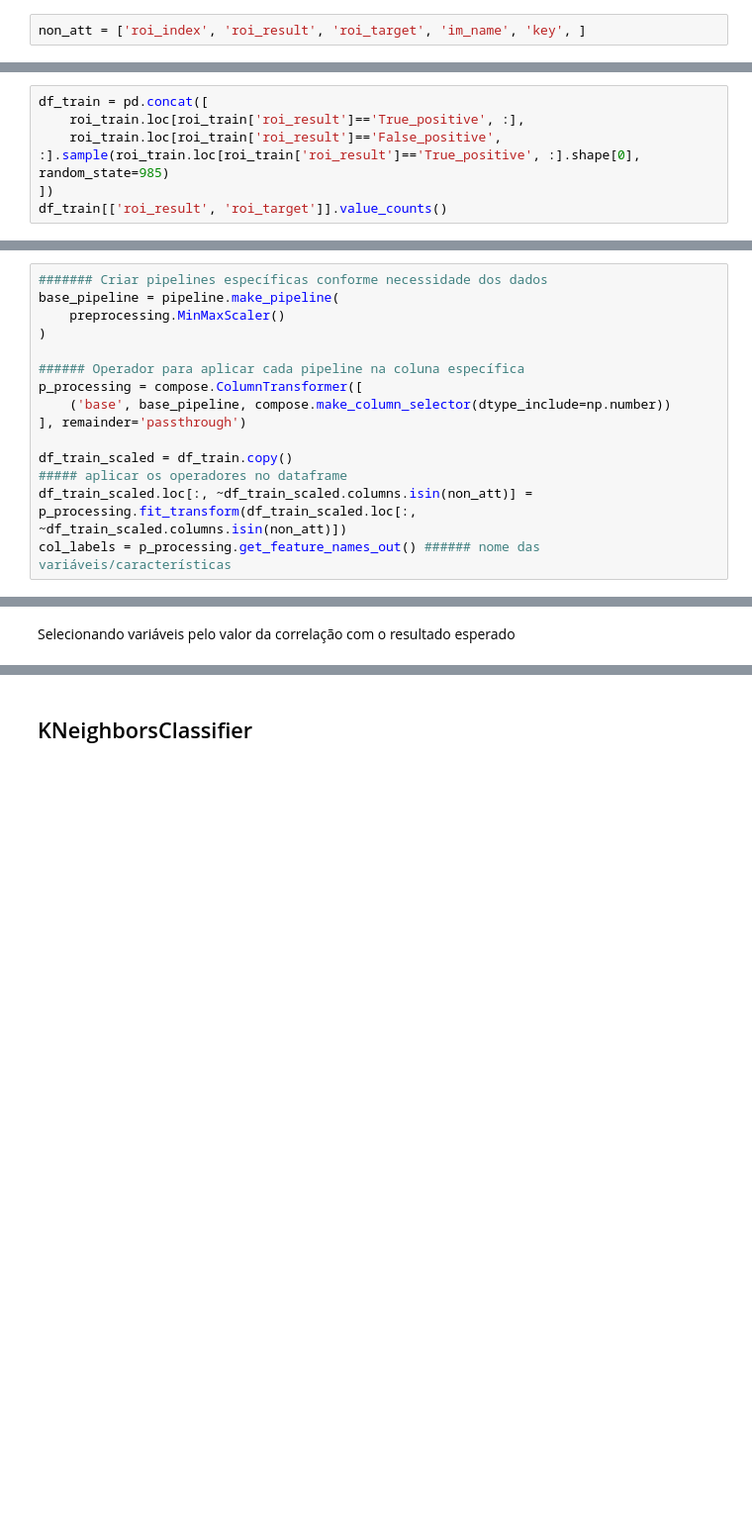
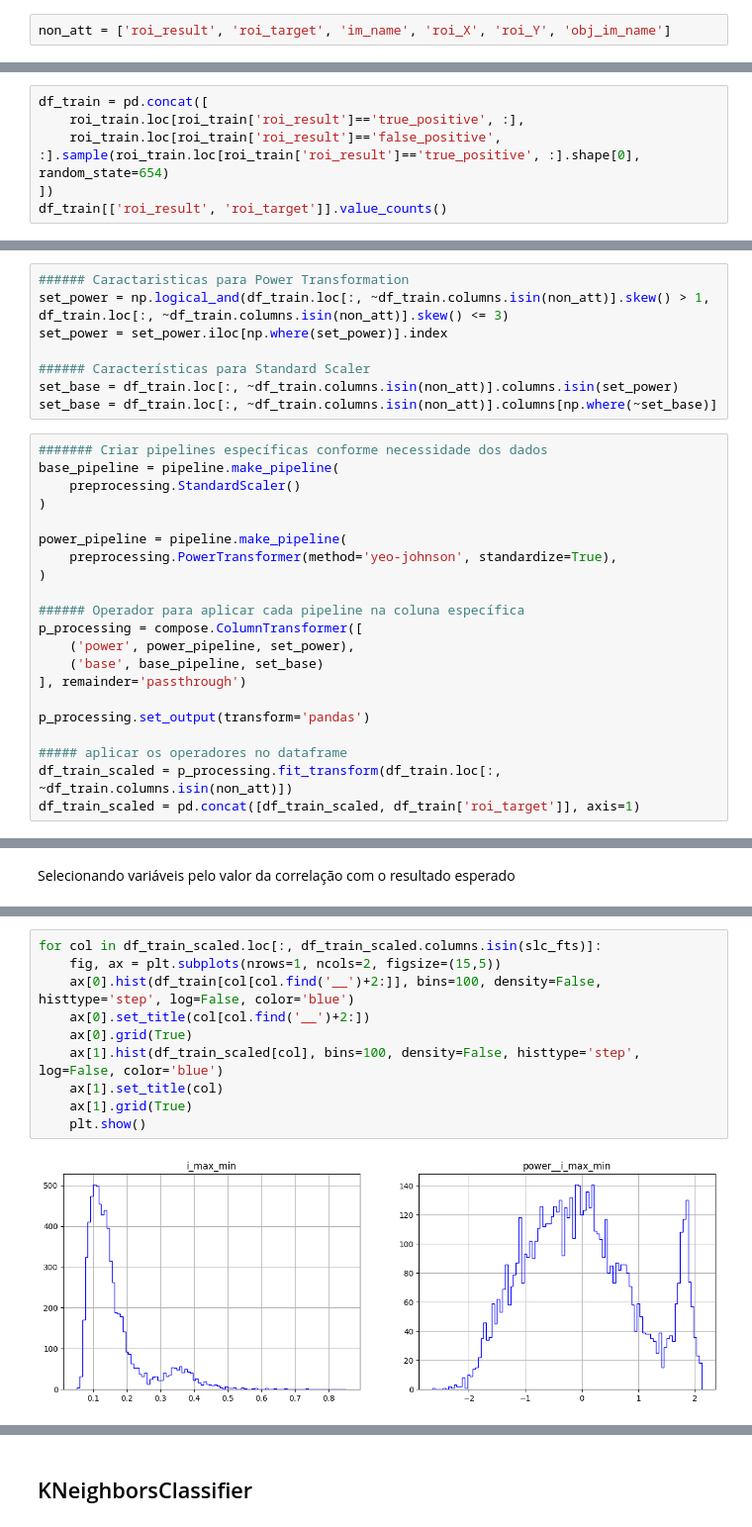
Before and after one commit to brunomgoes/code_dataAnalysis, a Jupyter notebook: data_analysis.ipynb, the cells around one changed output, grey strips where cells are left out. Shown at 99% size. Cells and saved outputs as stored; diff of their text form; blank space fills up the shorter version.

```diff
--- a/data_analysis.ipynb
+++ b/data_analysis.ipynb
@@ -131,6 +214,6 @@ roi_train = pd.merge(roi_train, mean_values, on='key', how='left')
 # %% [markdown]
 Atributos não numéricos:
 # %%
-non_att = ['roi_index', 'roi_result', 'roi_target', 'im_name', 'key', ]
+non_att = ['roi_result', 'roi_target', 'im_name', 'roi_X', 'roi_Y', 'obj_im_name']
 # %% [markdown]
 ## Análise do dataframe de treinamento
@@ -169,7 +251,7 @@ for col in roi_train.iloc[:, 3:-2]:
 ## Balancear dataframe de treinamento -> Igualar o número de alvos True e False
 # %%
 df_train = pd.concat([
-    roi_train.loc[roi_train['roi_result']=='True_positive', :],
-    roi_train.loc[roi_train['roi_result']=='False_positive', :].sample(roi_train.loc[roi_train['roi_result']=='True_positive', :].shape[0], random_state=985)
+    roi_train.loc[roi_train['roi_result']=='true_positive', :],
+    roi_train.loc[roi_train['roi_result']=='false_positive', :].sample(roi_train.loc[roi_train['roi_result']=='true_positive', :].shape[0], random_state=654)
 ])
 df_train[['roi_result', 'roi_target']].value_counts()
@@ -202,18 +285,32 @@ for col in df_train.iloc[:, 3:-2]:
+# %%
+###### Caractaristicas para Power Transformation
+set_power = np.logical_and(df_train.loc[:, ~df_train.columns.isin(non_att)].skew() > 1, df_train.loc[:, ~df_train.columns.isin(non_att)].skew() <= 3)
+set_power = set_power.iloc[np.where(set_power)].index
+
+###### Características para Standard Scaler
+set_base = df_train.loc[:, ~df_train.columns.isin(non_att)].columns.isin(set_power)
+set_base = df_train.loc[:, ~df_train.columns.isin(non_att)].columns[np.where(~set_base)]
 # %%
 ####### Criar pipelines específicas conforme necessidade dos dados
 base_pipeline = pipeline.make_pipeline(
-    preprocessing.MinMaxScaler()
+    preprocessing.StandardScaler()
+)
+
+power_pipeline = pipeline.make_pipeline(
+    preprocessing.PowerTransformer(method='yeo-johnson', standardize=True),
 )
 
 ###### Operador para aplicar cada pipeline na coluna específica
 p_processing = compose.ColumnTransformer([
-    ('base', base_pipeline, compose.make_column_selector(dtype_include=np.number))
+    ('power', power_pipeline, set_power),
+    ('base', base_pipeline, set_base)
 ], remainder='passthrough')
 
-df_train_scaled = df_train.copy()
+p_processing.set_output(transform='pandas')
+
 ##### aplicar os operadores no dataframe
-df_train_scaled.loc[:, ~df_train_scaled.columns.isin(non_att)] = p_processing.fit_transform(df_train_scaled.loc[:, ~df_train_scaled.columns.isin(non_att)])
-col_labels = p_processing.get_feature_names_out() ###### nome das variáveis/características
+df_train_scaled = p_processing.fit_transform(df_train.loc[:, ~df_train.columns.isin(non_att)])
+df_train_scaled = pd.concat([df_train_scaled, df_train['roi_target']], axis=1)
 # %% [markdown]
 ### Correlação entre variáveis
 # %%
@@ -229,0 +353,12 @@ slc_fts
+# %%
+for col in df_train_scaled.loc[:, df_train_scaled.columns.isin(slc_fts)]:
+    fig, ax = plt.subplots(nrows=1, ncols=2, figsize=(15,5))
+    ax[0].hist(df_train[col[col.find('__')+2:]], bins=100, density=False, histtype='step', log=False, color='blue')
+    ax[0].set_title(col[col.find('__')+2:])
+    ax[0].grid(True)
+    ax[1].hist(df_train_scaled[col], bins=100, density=False, histtype='step', log=False, color='blue')
+    ax[1].set_title(col)
+    ax[1].grid(True)
+    plt.show()
+# %% [output]
+[figure, added]
```
Also changed, not shown: parts of 82 cells of this notebook.
